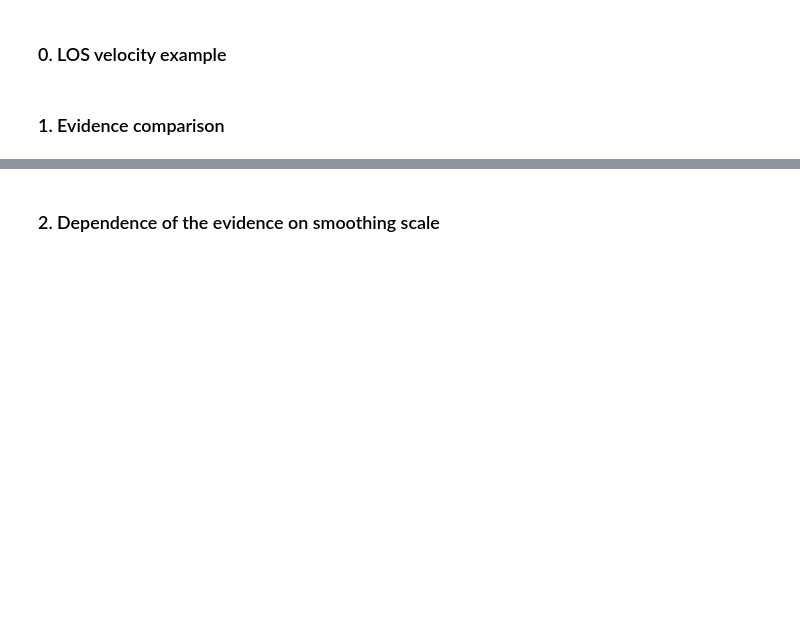
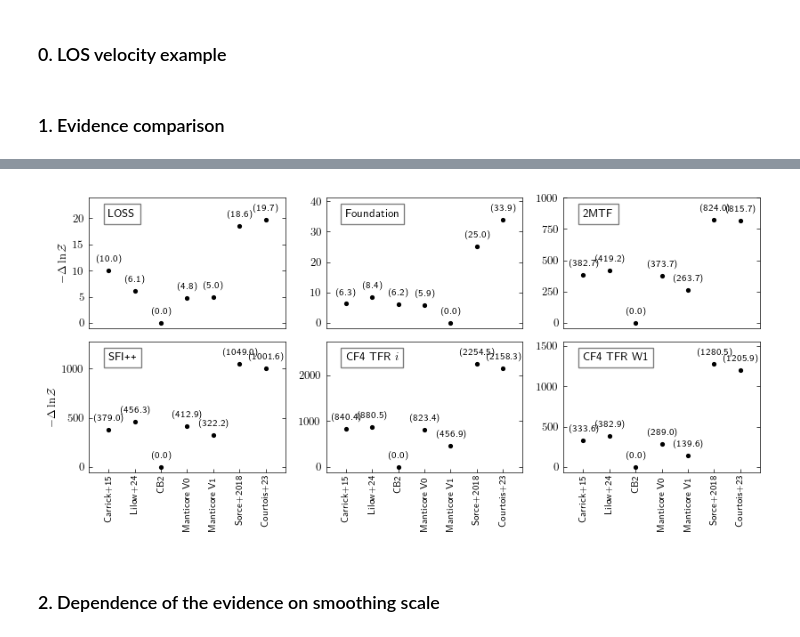
Before and after one commit to Richard-Sti/csiborgtools_public, a Jupyter notebook: notebooks/flow/reconstruction_comparison.ipynb, the cells around one changed output, grey strips where cells are left out. Drawn from its saved outputs; the diff is of its cells as text; code cells hidden in the pictures; blank space fills up the shorter version.

```diff
--- a/notebooks/flow/reconstruction_comparison.ipynb
+++ b/notebooks/flow/reconstruction_comparison.ipynb
@@ -158,7 +158,7 @@ with plt.style.context("science"):
 # %%
 zcmb_max = 0.05
 
-sims = ["Carrick2015", "Lilow2024", "csiborg2_main", "csiborg2X", "CLONES", "CF4",]
+sims = ["Carrick2015", "Lilow2024", "csiborg2_main", "csiborg2X", "manticore_2MPP_N128_DES_V1", "CLONES", "CF4",]
 catalogues = ["LOSS", "Foundation", "2MTF", "SFI_gals", "CF4_TFR_i", "CF4_TFR_w1"]
 
 y_BIC = np.full((len(catalogues), len(sims)), np.nan)
@@ -194,34 +212,37 @@ with plt.style.context('science'):
             )
         ax.scatter(x, y[n], c="k", s=7.5)
 
         y_min, y_max = ax.get_ylim()
         y_offset = (y_max - y_min) * 0.075  # Adjust the fraction (0.05) as needed
 
         for k, txt in enumerate(y[n]):
                 ax.text(x[k], y[n, k] + y_offset, f"({y[n, k]:.1f})",
                         ha='center', fontsize="small")
 
         ax.set_ylim(y_min, y_max + 2 * y_offset)
 
     for i in range(3):
         axs[1, i].set_xticks(
             np.arange(len(sims)),
-            [simname_to_pretty(sim) for sim in sims], rotation=35)
+            [simname_to_pretty(sim) for sim in sims], rotation=90,
+            fontsize="small")
         axs[0, i].set_xticks([], [])
 
     for i in range(2):
         for j in range(3):
             axs[i, j].set_xlim(-0.75, len(sims) - 0.25)
 
             axs[i, j].tick_params(axis='x', which='major', top=False)
             axs[i, j].tick_params(axis='x', which='minor', top=False, length=0)
             axs[i, j].tick_params(axis='y', which='minor', length=0)
 
         axs[i, 0].set_ylabel(r"$-\Delta \ln \mathcal{Z}$")
 
     fig.tight_layout()
     fig.savefig(f"../../plots/lnZ_comparison.pdf", dpi=500, bbox_inches='tight')
     fig.show()
+# %% [output]
+[figure, added]
 # %% [markdown]
 ### 2. Dependence of the evidence on smoothing scale
 # %%
```
Also changed, not shown: parts of 2 cells of this notebook, 12 other files.
